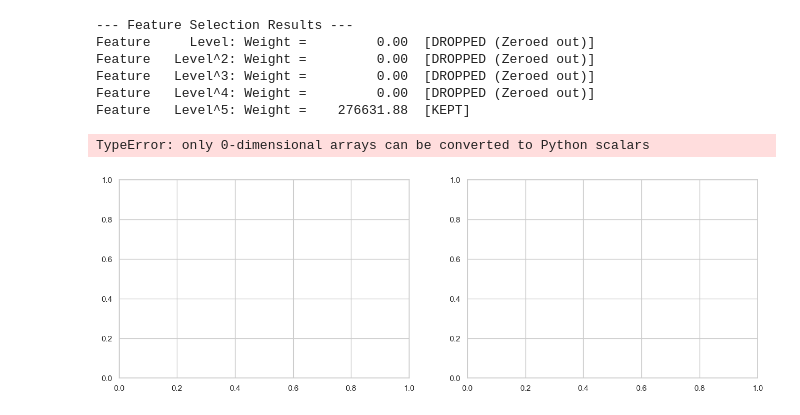
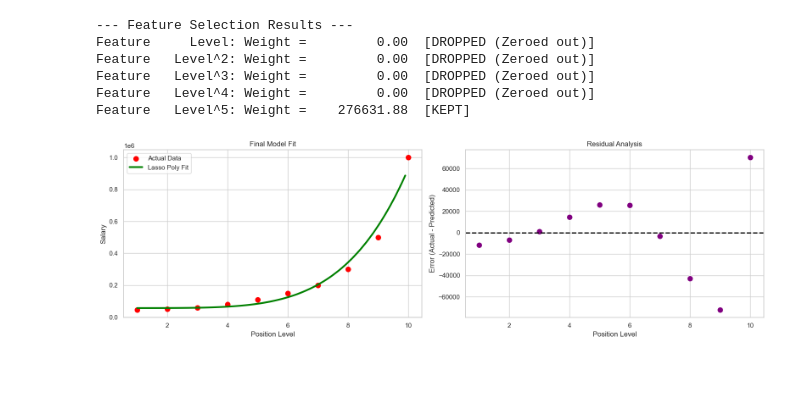
Before and after one commit to malik09-teach/ML-BASICS-PROJECTS-, a Jupyter notebook: linear regression/polynomial.ipynb, the cells around one changed output. Cells and saved outputs as stored; diff of their text form; code cells hidden in the pictures; blank space fills up the shorter version.

```diff
--- a/linear regression/polynomial.ipynb
+++ b/linear regression/polynomial.ipynb
@@ -84,31 +84,30 @@ Feature   Level^5: Weight =    276631.88  [KEPT]
 # %%
 # Calculate residuals
 residuals = y - y_pred
 
 # Set up a 1x2 plot grid
 fig, (ax1, ax2) = plt.subplots(1, 2, figsize=(16, 5))
 
 # Plot 1: The Final Fit
-# Create a dense grid of X values for a perfectly smooth curve
-X_grid = np.arange(min(X), max(X), 0.1).reshape(-1, 1)
+# FIX: Used X.min() and X.max() instead of min(X) and max(X)
+X_grid = np.arange(X.min(), X.max(), 0.1).reshape(-1, 1)
 y_grid_pred = poly_lasso_pipeline.predict(X_grid)
 
 ax1.scatter(X, y, color='red', label='Actual Data', s=70)
 ax1.plot(X_grid, y_grid_pred, color='green', linewidth=3, label='Lasso Poly Fit')
 ax1.set_title('Final Model Fit')
 ax1.set_xlabel('Position Level')
 ax1.set_ylabel('Salary')
 ax1.legend()
 
 # Plot 2: Residual Scatter Plot
 sns.scatterplot(x=X.flatten(), y=residuals, ax=ax2, color='purple', s=100)
 ax2.axhline(y=0, color='black', linestyle='--', linewidth=2)
 ax2.set_title('Residual Analysis')
 ax2.set_xlabel('Position Level')
 ax2.set_ylabel('Error (Actual - Predicted)')
 
 plt.tight_layout()
 plt.show()
 # %% [output]
-TypeError: only 0-dimensional arrays can be converted to Python scalars
-[figure, old version]
+[figure, new version]
```
